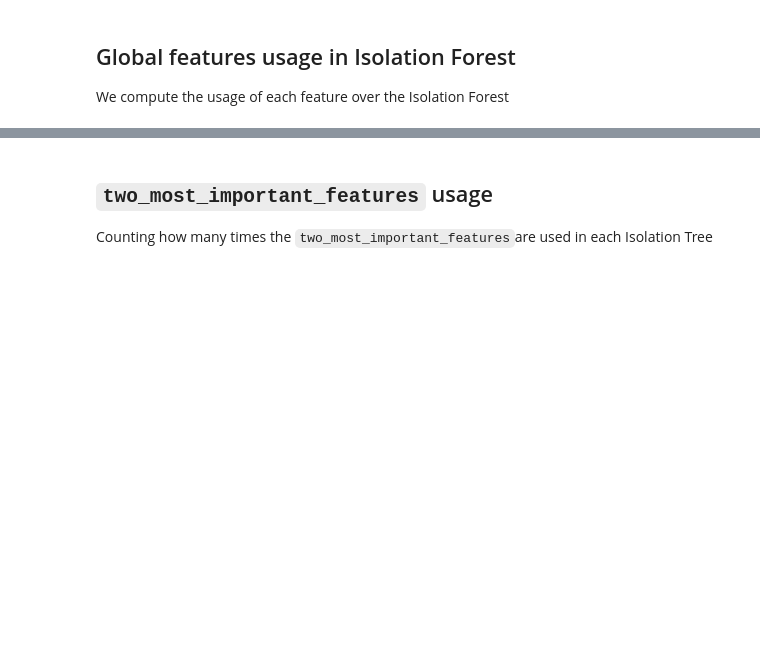
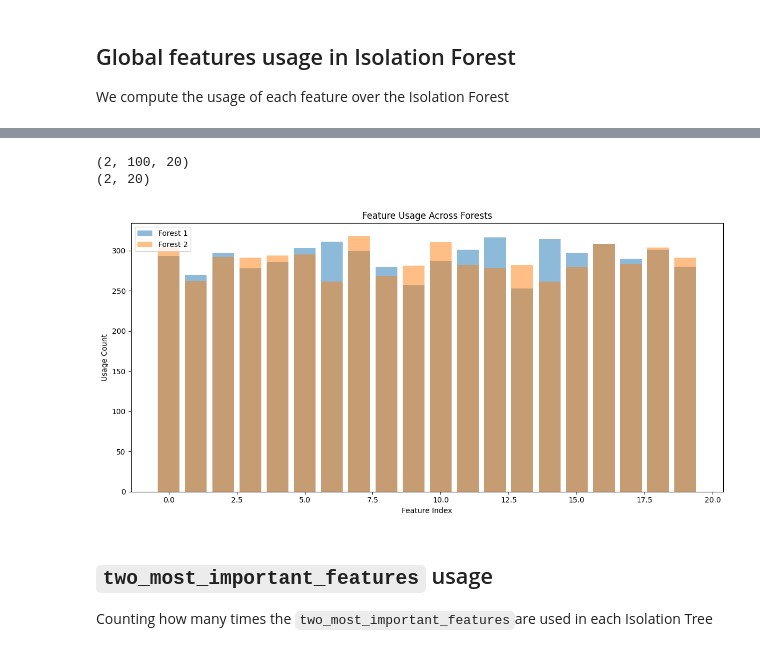
Before and after one commit to SansonSebastiano/Master-Thesis, a Jupyter notebook: important_features_usage.ipynb, the cells around one changed output, grey strips where cells are left out. Saved outputs shown, nothing was run; the diff lists cells and outputs as text; code cells hidden in the pictures; blank space fills up the shorter version.

```diff
--- a/important_features_usage.ipynb
+++ b/important_features_usage.ipynb
@@ -124,0 +129,32 @@ plt.show()
+# %%
+usage_per_forest = np.zeros((len(features_per_forest), X_tr.shape[1]),
+                            dtype=object)    # shape: (number of forests, number of features)
+usage_per_tree = np.zeros((len(features_per_forest), len(features_per_forest[0]), X_tr.shape[1]),
+                          dtype=object)  # shape: (number of forests, number of trees, number of features)
+
+
+for i in range(X_tr.shape[1]):                                                      # for each feature
+    for j, forest in enumerate(features_per_forest):                                # for each forest
+        for k, tree in enumerate(forest):                                           # for each tree
+            # count the number of times feature i is used in tree k in forest j
+            usage_per_tree[j, k, i] = np.sum([1 for feature in tree if feature == i])
+        # count the number of times feature i is used in forest j
+        usage_per_forest[j, i] = np.sum(usage_per_tree[j, :, i])
+
+print(np.array(usage_per_tree, dtype=object).shape)
+print(np.array(usage_per_forest, dtype=object).shape)
+# %% [output]
+(2, 100, 20)
+(2, 20)
+# %%
+plt.figure(figsize=(12, 6))
+for i in range(usage_per_forest.shape[0]):
+    plt.bar(range(usage_per_forest.shape[1]), usage_per_forest[i], alpha=0.5, label=f'Forest {i+1}')
+plt.xlabel('Feature Index')
+plt.ylabel('Usage Count')
+plt.title('Feature Usage Across Forests')
+plt.legend()
+plt.tight_layout()
+plt.show()
+# %% [output]
+[figure, added]
```
Also changed, not shown: parts of 20 cells of this notebook, 1 other file.
